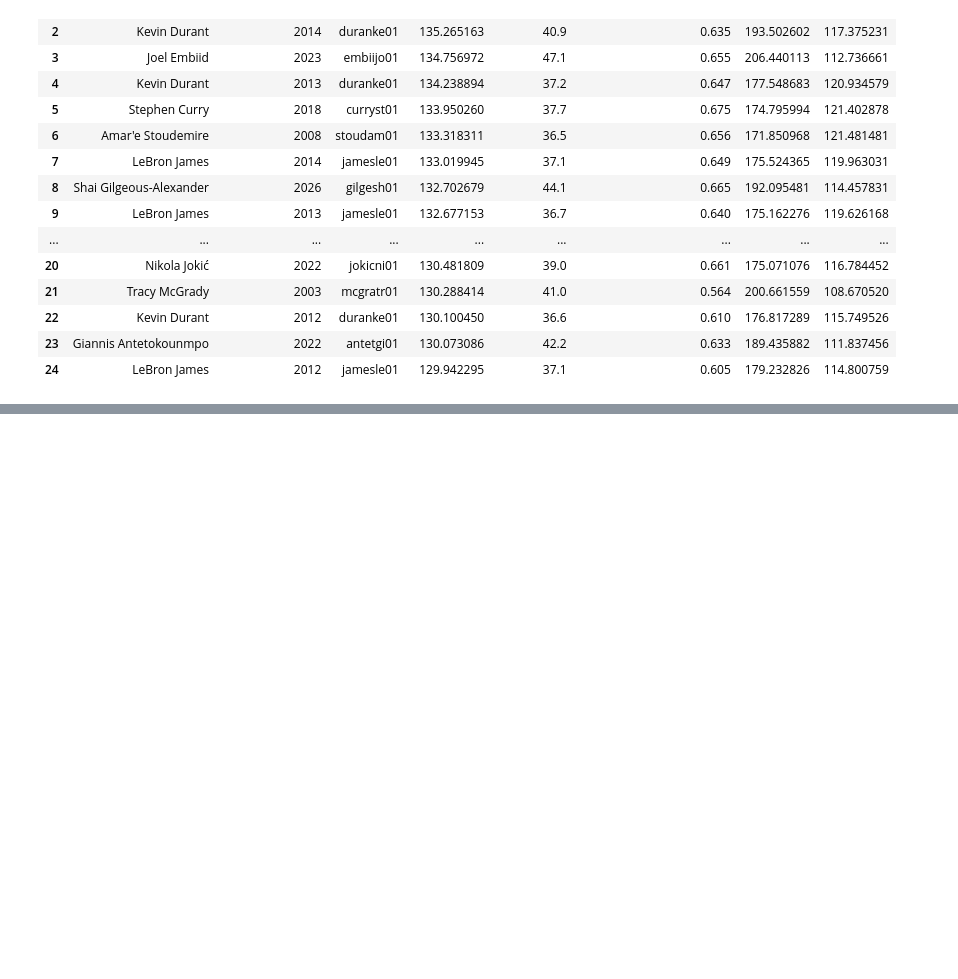
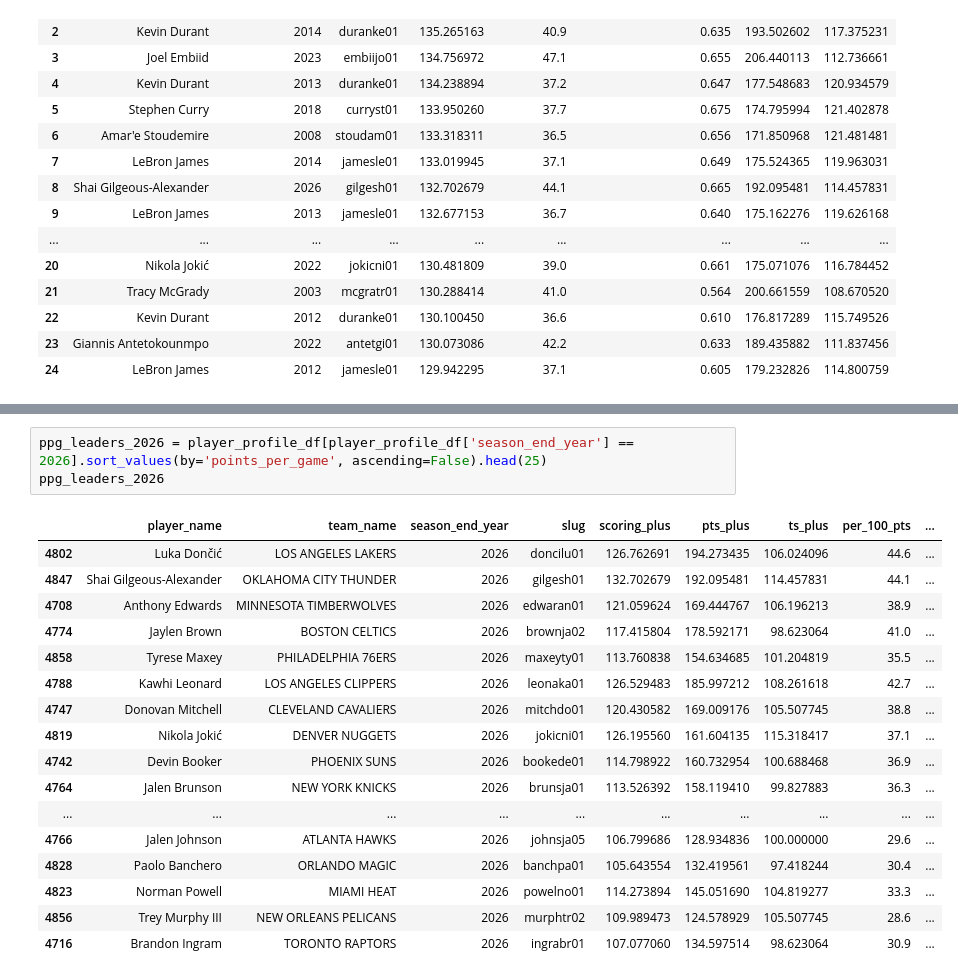
Before and after one commit to tmcewen66/basketball-analytics, a Jupyter notebook: brdatanb.ipynb, the cells around one changed output, grey strips where cells are left out. Saved outputs shown, nothing was run; the diff lists cells and outputs as text; blank space fills up the shorter version.

```diff
--- a/brdatanb.ipynb
+++ b/brdatanb.ipynb
@@ -285,0 +329,21 @@ scoring_plus_leaders_df.head(25)
+# %%
+ppg_leaders_2026 = player_profile_df[player_profile_df['season_end_year'] == 2026].sort_values(by='points_per_game', ascending=False).head(25)
+ppg_leaders_2026
+# %% [output]
+|  | player_name | team_name | season_end_year | slug | scoring_plus | pts_plus | ts_plus | per_100_pts | ... |
+| 4802 | Luka Dončić | LOS ANGELES LAKERS | 2026 | doncilu01 | 126.762691 | 194.273435 | 106.024096 | 44.6 | ... |
+| 4847 | Shai Gilgeous-Alexander | OKLAHOMA CITY THUNDER | 2026 | gilgesh01 | 132.702679 | 192.095481 | 114.457831 | 44.1 | ... |
+| 4708 | Anthony Edwards | MINNESOTA TIMBERWOLVES | 2026 | edwaran01 | 121.059624 | 169.444767 | 106.196213 | 38.9 | ... |
+| 4774 | Jaylen Brown | BOSTON CELTICS | 2026 | brownja02 | 117.415804 | 178.592171 | 98.623064 | 41.0 | ... |
+| 4858 | Tyrese Maxey | PHILADELPHIA 76ERS | 2026 | maxeyty01 | 113.760838 | 154.634685 | 101.204819 | 35.5 | ... |
+| 4788 | Kawhi Leonard | LOS ANGELES CLIPPERS | 2026 | leonaka01 | 126.529483 | 185.997212 | 108.261618 | 42.7 | ... |
+| 4747 | Donovan Mitchell | CLEVELAND CAVALIERS | 2026 | mitchdo01 | 120.430582 | 169.009176 | 105.507745 | 38.8 | ... |
+| 4819 | Nikola Jokić | DENVER NUGGETS | 2026 | jokicni01 | 126.195560 | 161.604135 | 115.318417 | 37.1 | ... |
+| 4742 | Devin Booker | PHOENIX SUNS | 2026 | bookede01 | 114.798922 | 160.732954 | 100.688468 | 36.9 | ... |
+| 4764 | Jalen Brunson | NEW YORK KNICKS | 2026 | brunsja01 | 113.526392 | 158.119410 | 99.827883 | 36.3 | ... |
+| ... | ... | ... | ... | ... | ... | ... | ... | ... | ... |
+| 4766 | Jalen Johnson | ATLANTA HAWKS | 2026 | johnsja05 | 106.799686 | 128.934836 | 100.000000 | 29.6 | ... |
+| 4828 | Paolo Banchero | ORLANDO MAGIC | 2026 | banchpa01 | 105.643554 | 132.419561 | 97.418244 | 30.4 | ... |
+| 4823 | Norman Powell | MIAMI HEAT | 2026 | powelno01 | 114.273894 | 145.051690 | 104.819277 | 33.3 | ... |
+| 4856 | Trey Murphy III | NEW ORLEANS PELICANS | 2026 | murphtr02 | 109.989473 | 124.578929 | 105.507745 | 28.6 | ... |
+| 4716 | Brandon Ingram | TORONTO RAPTORS | 2026 | ingrabr01 | 107.077060 | 134.597514 | 98.623064 | 30.9 | ... |
```
Also changed, not shown: parts of 2 cells of this notebook, 4 other files.
